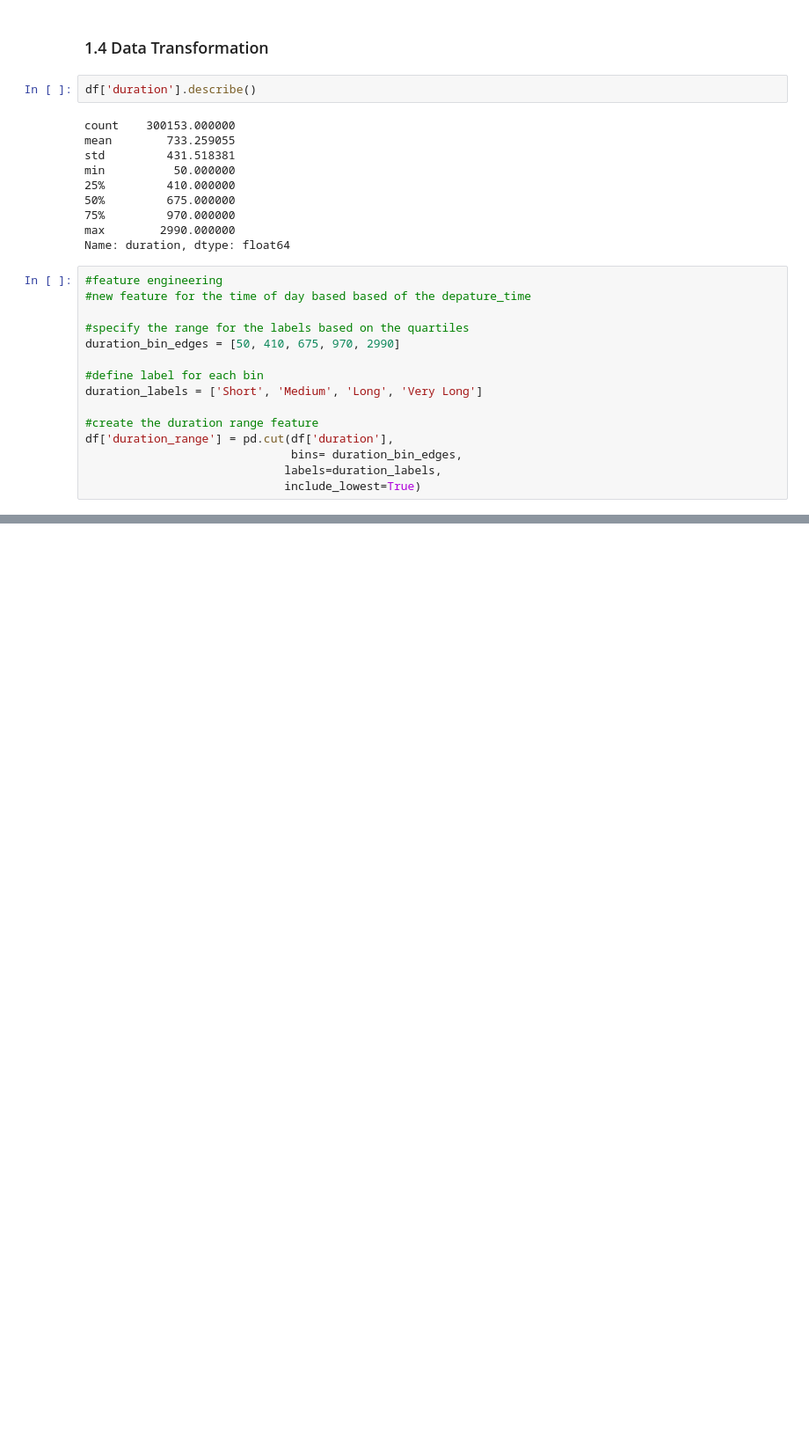
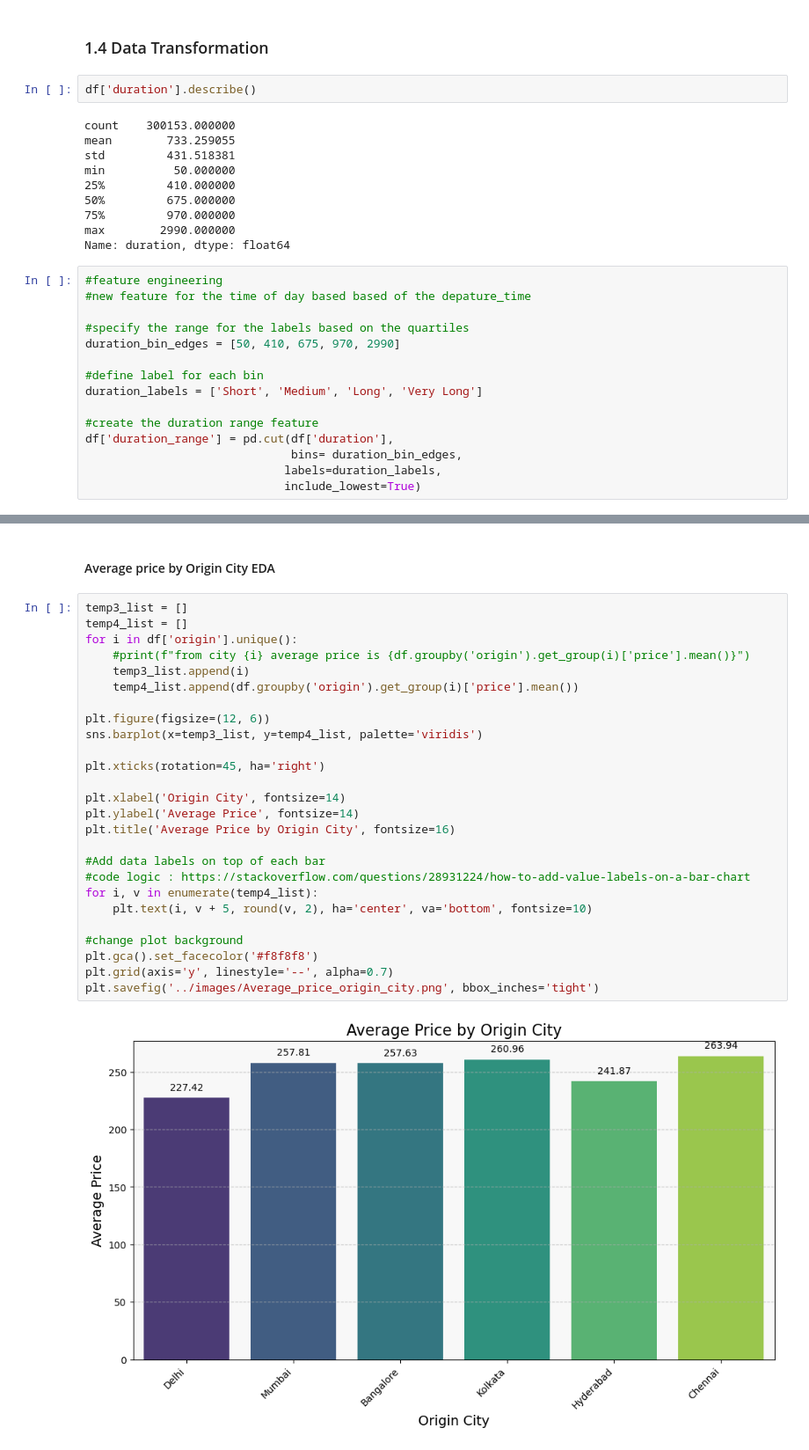
Before and after one commit to LandryHouston/Flight_Price_Prediction, a Jupyter notebook: code/01_data_cleaning.ipynb, the cells around one changed output, grey strips where cells are left out. Shown at 88% size. Cells and saved outputs as stored; diff of their text form; blank space fills up the shorter version.

```diff
--- a/code/01_data_cleaning.ipynb
+++ b/code/01_data_cleaning.ipynb
@@ -114,0 +187,30 @@ df.head()
+# %% [markdown]
+#### Average price by Origin City EDA
+# %%
+temp3_list = []
+temp4_list = []
+for i in df['origin'].unique():
+    #print(f"from city {i} average price is {df.groupby('origin').get_group(i)['price'].mean()}")
+    temp3_list.append(i)
+    temp4_list.append(df.groupby('origin').get_group(i)['price'].mean())
+
+plt.figure(figsize=(12, 6))
+sns.barplot(x=temp3_list, y=temp4_list, palette='viridis')
+
+plt.xticks(rotation=45, ha='right')
+
+plt.xlabel('Origin City', fontsize=14)
+plt.ylabel('Average Price', fontsize=14)
+plt.title('Average Price by Origin City', fontsize=16)
+
+#Add data labels on top of each bar
+#code logic : https://stackoverflow.com/questions/28931224/how-to-add-value-labels-on-a-bar-chart
+for i, v in enumerate(temp4_list):
+    plt.text(i, v + 5, round(v, 2), ha='center', va='bottom', fontsize=10)
+
+#change plot background
+plt.gca().set_facecolor('#f8f8f8')
+plt.grid(axis='y', linestyle='--', alpha=0.7)
+plt.savefig('../images/Average_price_origin_city.png', bbox_inches='tight')
+# %% [output]
+[figure, added]
```
Also changed, not shown: parts of 29 cells of this notebook, 8 other files.
